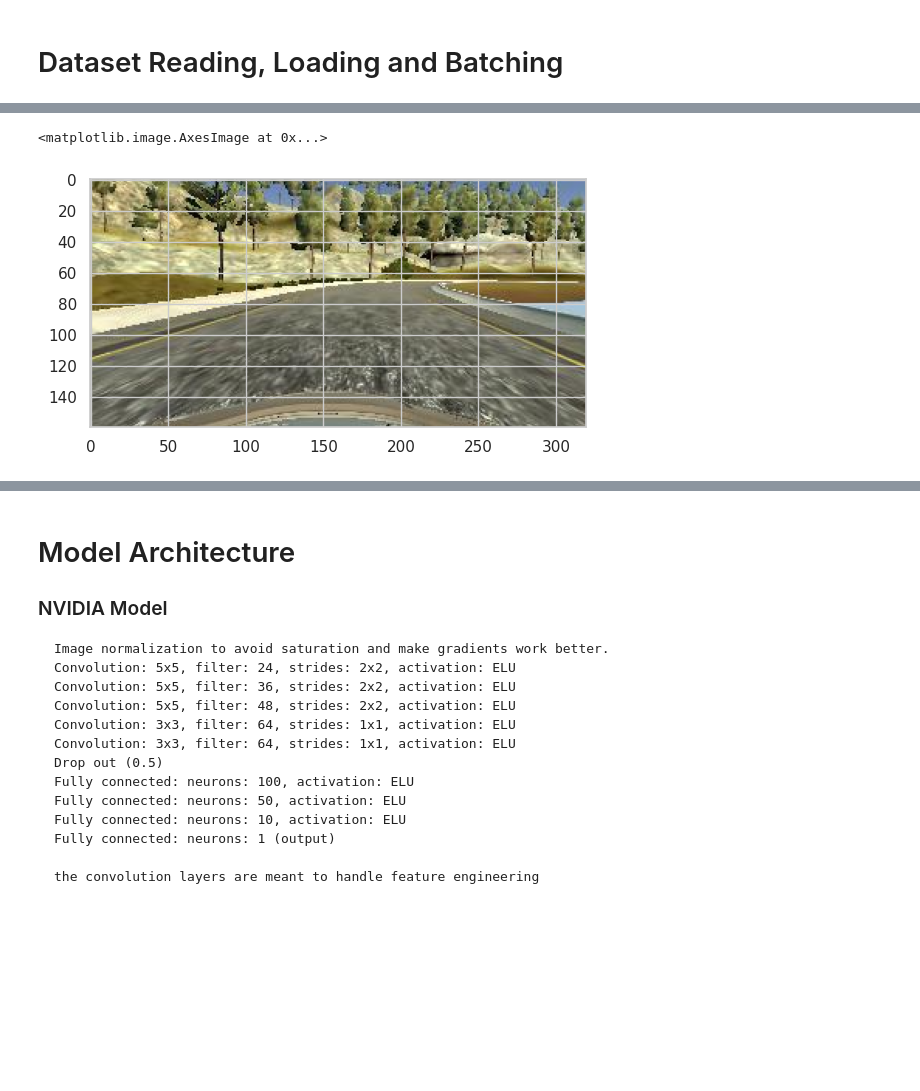
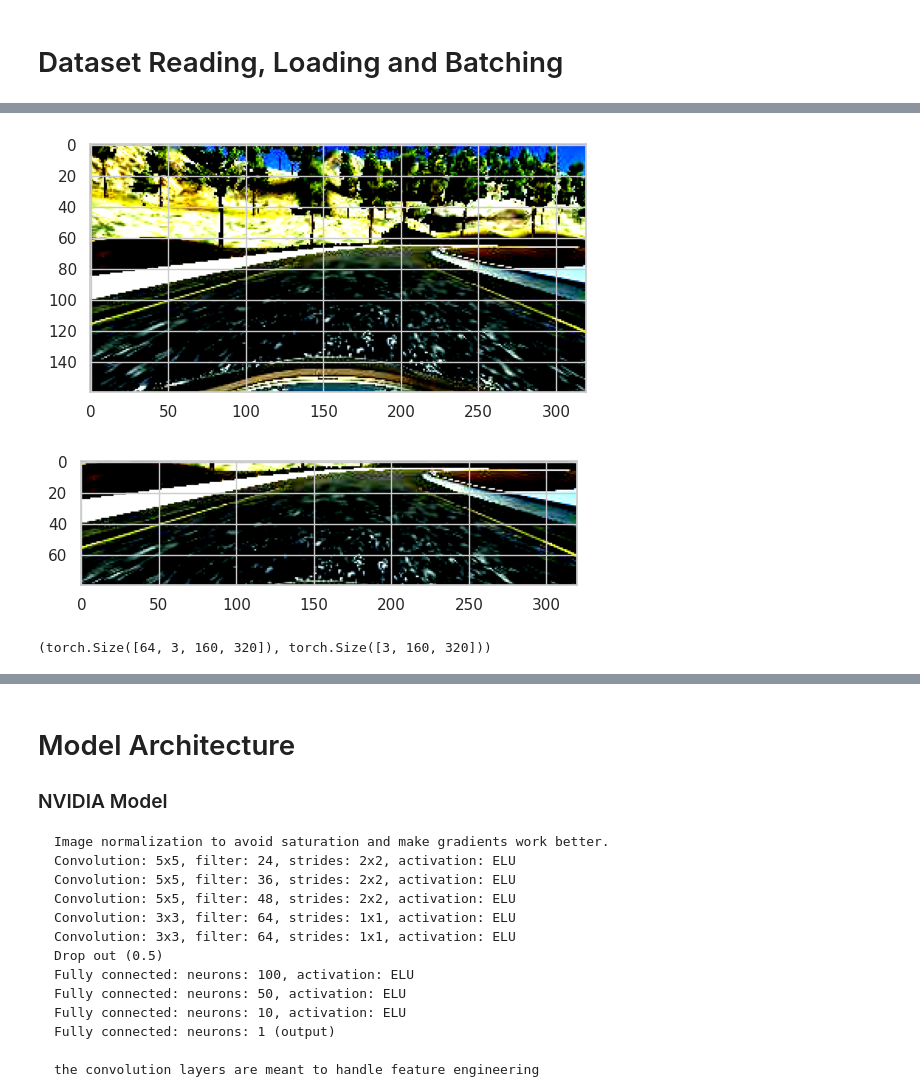
Before and after one commit to No1Talent/DLSelfDrivingCars, a Jupyter notebook: Self_Driving_Car.ipynb, the cells around one changed output, grey strips where cells are left out. Saved outputs shown, nothing was run; the diff lists cells and outputs as text; code cells hidden in the pictures; blank space fills up the shorter version.

```diff
--- a/Self_Driving_Car.ipynb
+++ b/Self_Driving_Car.ipynb
@@ -137,11 +122,11 @@ def random_augment(img, angle):
 # %%
 transformations = v2.Compose([
     v2.ToTensor(),  # Convert to tensor, only needed if you had a PIL image
-    # v2.ToDtype(torch.uint8, scale=True),  # optional, most input are already uint8 at this point
-    # v2.Resize(size=(200,66), antialias=True), # v2.RandomResizedCrop(size=(224, 224), antialias=True)
+    # v2.ToDtype(torch.uint8, scale=True),  # input are already uint8
+    v2.Resize(size=(200,60), antialias=True), # v2.RandomResizedCrop(size=(224, 224), antialias=True)
     v2.RandomHorizontalFlip(p=0.5),
-    v2.ToDtype(torch.float32, scale=True),  # Normalize expects float input
-    v2.Normalize(mean=[0.485, 0.456, 0.406], std=[0.229, 0.224, 0.225]),
+    v2.ToDtype(torch.float32, scale=True)  # Normalize expects float input
+    # v2.Normalize(mean=[0.485, 0.456, 0.406], std=[0.229, 0.224, 0.225]),
 ])
 # antialias=True to smooth the edges of images or graphics to reduce aliasing artifacts, such as jagged edges or flickering
 
@@ -196,8 +232,15 @@ loader_valid = DataLoader(dset_valid, batch_size=64, shuffle=False, num_workers=
-# %%
-center_img_new = path_to_img(center_img[0])
-center_img_new
-plt.imshow(np.transpose(center_img_new, (1, 2, 0)))
-# %% [output]
-<matplotlib.image.AxesImage at 0x...>
-[figure, removed]
+# %%
+imshow(center_img[0])
+# %% [output]
+[figure, added]
+# %%
+imshow(center_img[0][: ,60:140, :])
+# %% [output]
+[figure, added]
+# %%
+center_img.shape, center_img[0].shape
+# [batch_size, RGB, H, W]
+# (3 x H x W)
+# %% [output]
+(torch.Size([64, 3, 160, 320]), torch.Size([3, 160, 320]))
 # %%
```
Also changed, not shown: parts of 11 cells of this notebook.
